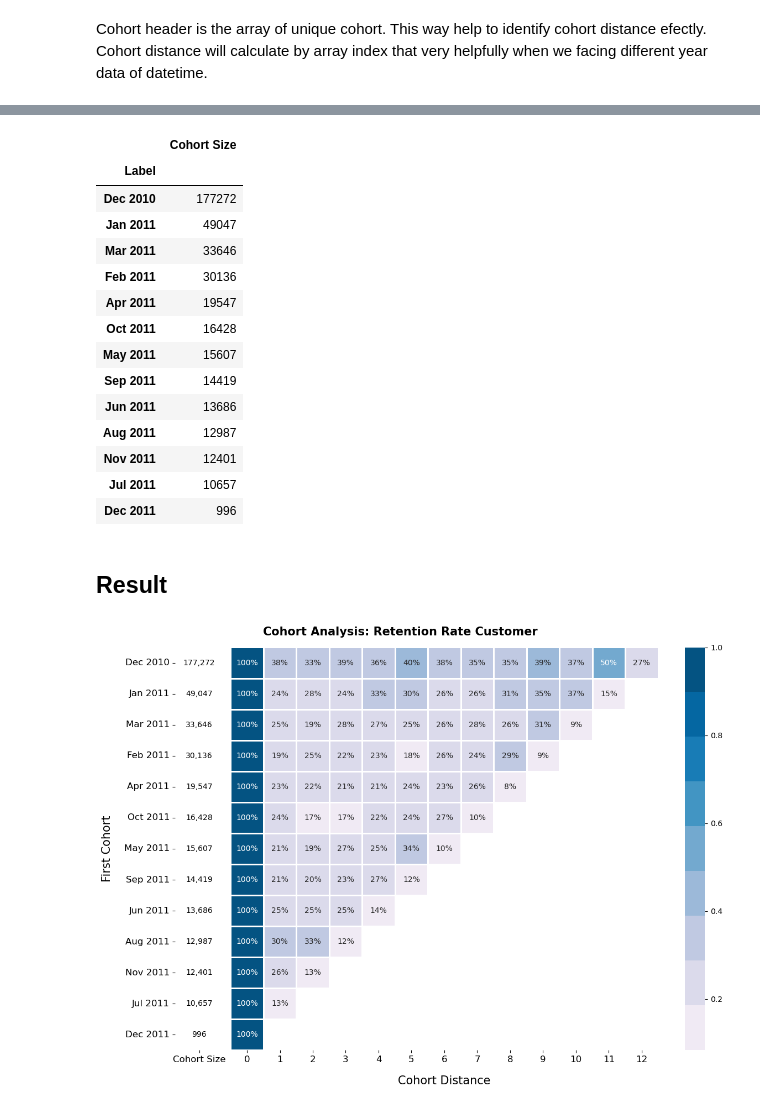
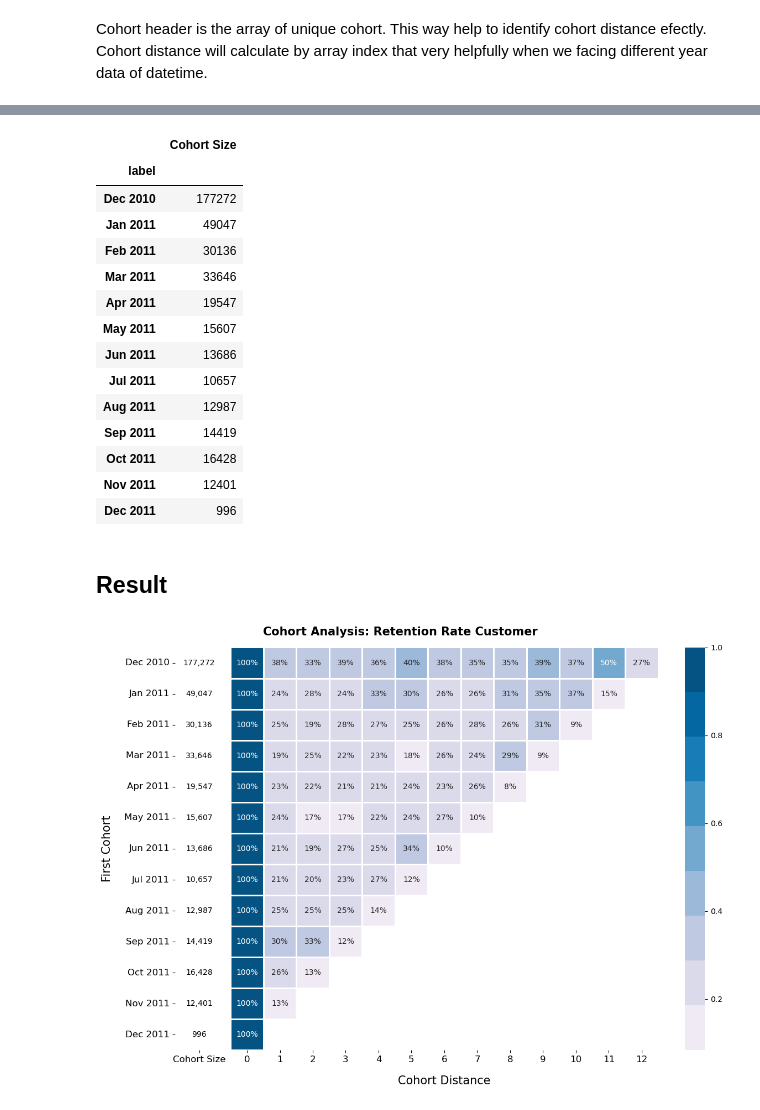
Before and after one commit to enthokz/Cohort-Analysis, a Jupyter notebook: E-Comerce Customer/EComerce_Cohort.ipynb, the cells around one changed output, grey strips where cells are left out. Saved outputs shown, nothing was run; the diff lists cells and outputs as text; code cells hidden in the pictures.

Commit message:
Edit Cohort Label

```diff
--- a/E-Comerce Customer/EComerce_Cohort.ipynb
+++ b/E-Comerce Customer/EComerce_Cohort.ipynb
@@ -213,27 +213,31 @@ pivot
 | 201112 | 1.0 | NaN | NaN | NaN | NaN | NaN | NaN | NaN | NaN | NaN | ... |
 # %%
 # Create Cohort size Table
-data['Label']= pd.to_datetime(data['First_Cohort'],format=('%Y%m'))
-data['Label']= data['Label'].dt.strftime('%b %Y')
-size= data['Label'].value_counts()
-size= pd.DataFrame(size)
-size.columns=['Cohort Size']
+# data['Label']= pd.to_datetime(data['First_Cohort'],format=('%Y%m'))
+# data['Label']= data['Label'].dt.strftime('%b %Y')
+size= data['First_Cohort'].value_counts().reset_index()
+size.columns=['First_Cohort','Cohort Size']
+size['label']= pd.to_datetime(size['First_Cohort'], format= '%Y%m')
+size=size.sort_values('label')
+size['label']= size['label'].dt.strftime('%b %Y')
+size= size.set_index('label')
+size.drop(columns=['First_Cohort'], inplace=True)
 size
 # %% [output]
 |  | Cohort Size |
-| Label |  |
+| label |  |
 | Dec 2010 | 177272 |
 | Jan 2011 | 49047 |
+| Feb 2011 | 30136 |
 | Mar 2011 | 33646 |
-| Feb 2011 | 30136 |
 | Apr 2011 | 19547 |
+| May 2011 | 15607 |
+| Jun 2011 | 13686 |
+| Jul 2011 | 10657 |
+| Aug 2011 | 12987 |
+| Sep 2011 | 14419 |
 | Oct 2011 | 16428 |
-| May 2011 | 15607 |
-| Sep 2011 | 14419 |
-| Jun 2011 | 13686 |
-| Aug 2011 | 12987 |
 | Nov 2011 | 12401 |
-| Jul 2011 | 10657 |
 | Dec 2011 | 996 |
 # %% [markdown]
 ## **Result**
@@ -258,4 +262,4 @@ fig.tight_layout(pad=0)
 plt.suptitle('Cohort Analysis: Retention Rate Customer',x=0.45,y=1.04,size=15,weight='bold')
 plt.show()
 # %% [output]
-[figure, old version]
+[figure, new version]
```
